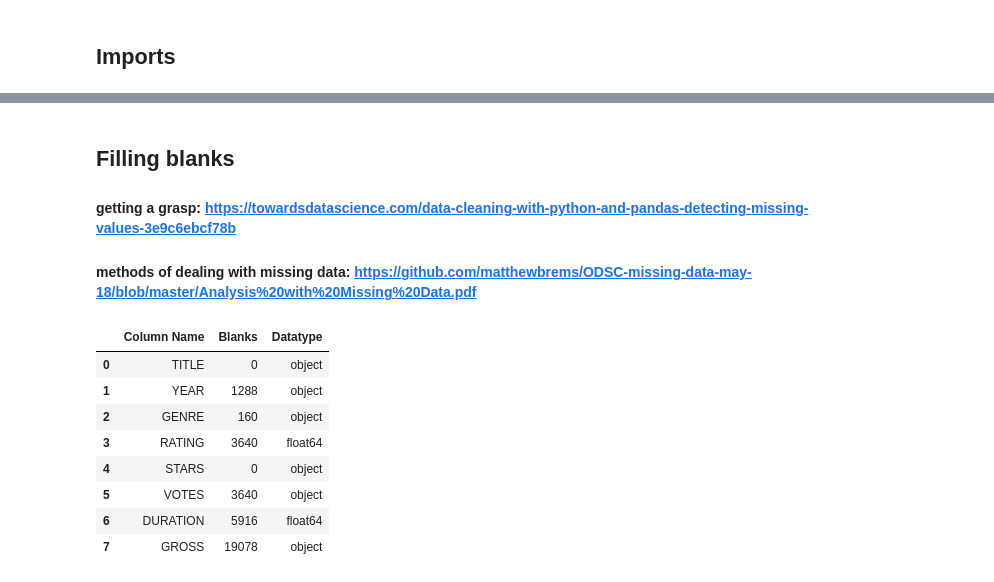
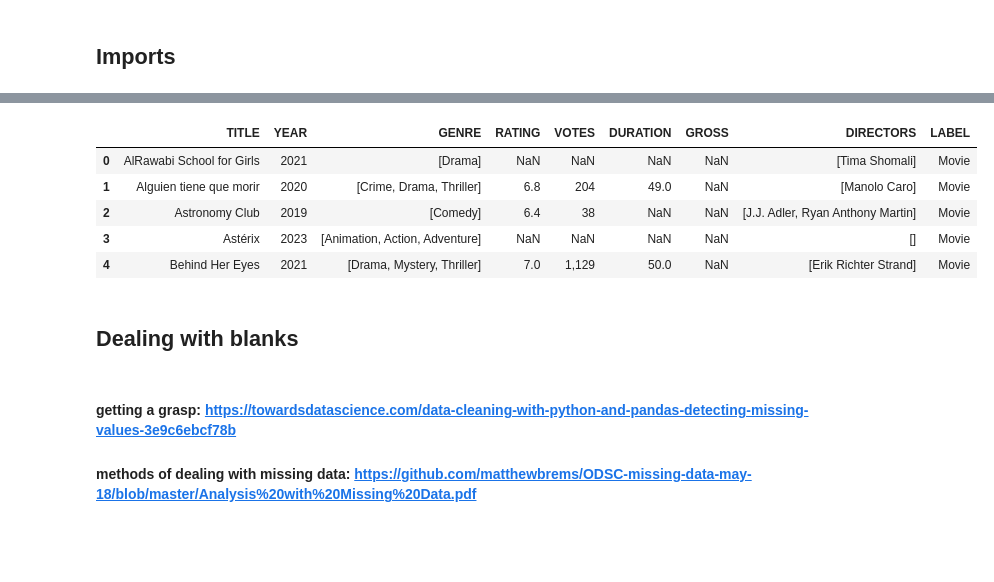
Before and after one commit to yonatan1golan/MoviesAnalysis, a Jupyter notebook: movies_analysis.ipynb, the cells around one changed output, grey strips where cells are left out. Drawn from its saved outputs; the diff is of its cells as text; code cells hidden in the pictures; blank space fills up the shorter version.

```diff
--- a/movies_analysis.ipynb
+++ b/movies_analysis.ipynb
@@ -48,4 +137,17 @@ data.head()
+# %%
+# getting all the movies into a single df
+Movies = pd.DataFrame()
+Movies = data.loc[data["LABEL"] == "Movie"].reset_index().drop(columns=["index"])
+Movies.head()
+# %% [output]
+|  | TITLE | YEAR | GENRE | RATING | VOTES | DURATION | GROSS | DIRECTORS | LABEL |
+| 0 | AlRawabi School for Girls | 2021 | [Drama] | NaN | NaN | NaN | NaN | [Tima Shomali] | Movie |
+| 1 | Alguien tiene que morir | 2020 | [Crime, Drama, Thriller] | 6.8 | 204 | 49.0 | NaN | [Manolo Caro] | Movie |
+| 2 | Astronomy Club | 2019 | [Comedy] | 6.4 | 38 | NaN | NaN | [J.J. Adler, Ryan Anthony Martin] | Movie |
+| 3 | Astérix | 2023 | [Animation, Action, Adventure] | NaN | NaN | NaN | NaN | [] | Movie |
+| 4 | Behind Her Eyes | 2021 | [Drama, Mystery, Thriller] | 7.0 | 1,129 | 50.0 | NaN | [Erik Richter Strand] | Movie |
+# %% [markdown]
+## Dealing with blanks
 # %% [markdown]
-## Filling blanks
 #### getting a grasp: https://towardsdatascience.com/data-cleaning-with-python-and-pandas-detecting-missing-values-3e9c6ebcf78b
 #### methods of dealing with missing data: https://github.com/matthewbrems/ODSC-missing-data-may-18/blob/master/Analysis%20with%20Missing%20Data.pdf
@@ -67,14 +154,2 @@ for col in data.columns:
-# %%
-side_df
-# %% [output]
-|  | Column Name | Blanks | Datatype |
-| 0 | TITLE | 0 | object |
-| 1 | YEAR | 1288 | object |
-| 2 | GENRE | 160 | object |
-| 3 | RATING | 3640 | float64 |
-| 4 | STARS | 0 | object |
-| 5 | VOTES | 3640 | object |
-| 6 | DURATION | 5916 | float64 |
-| 7 | GROSS | 19078 | object |
 # %%
 ## dealing with the blanks
```
Also changed, not shown: parts of 13 cells of this notebook.
